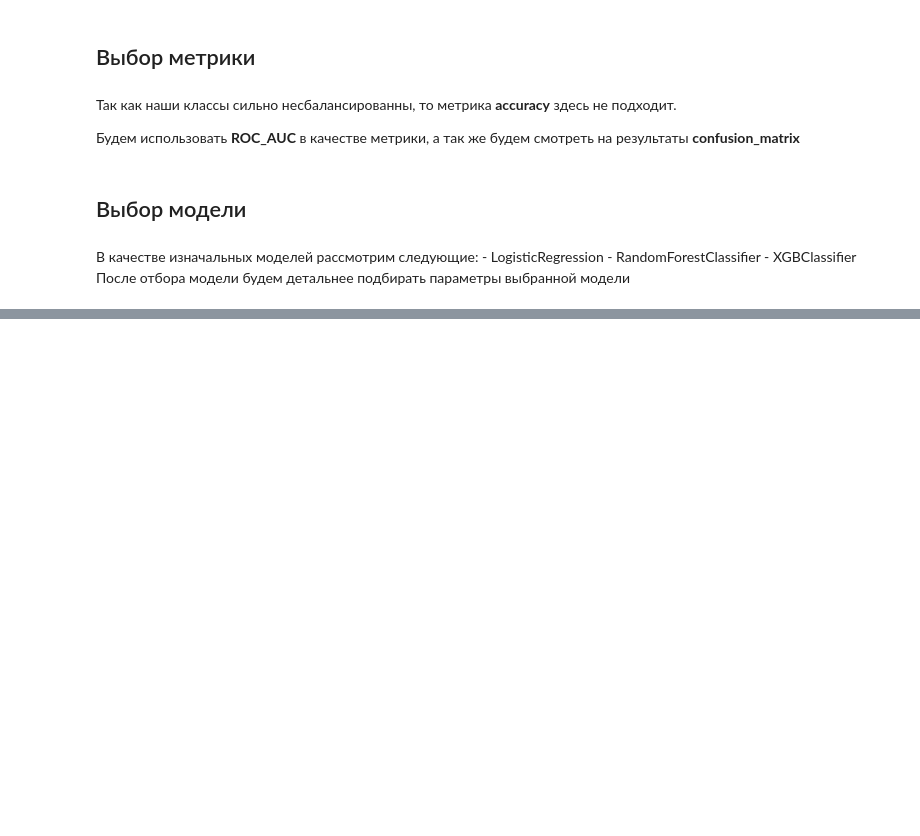
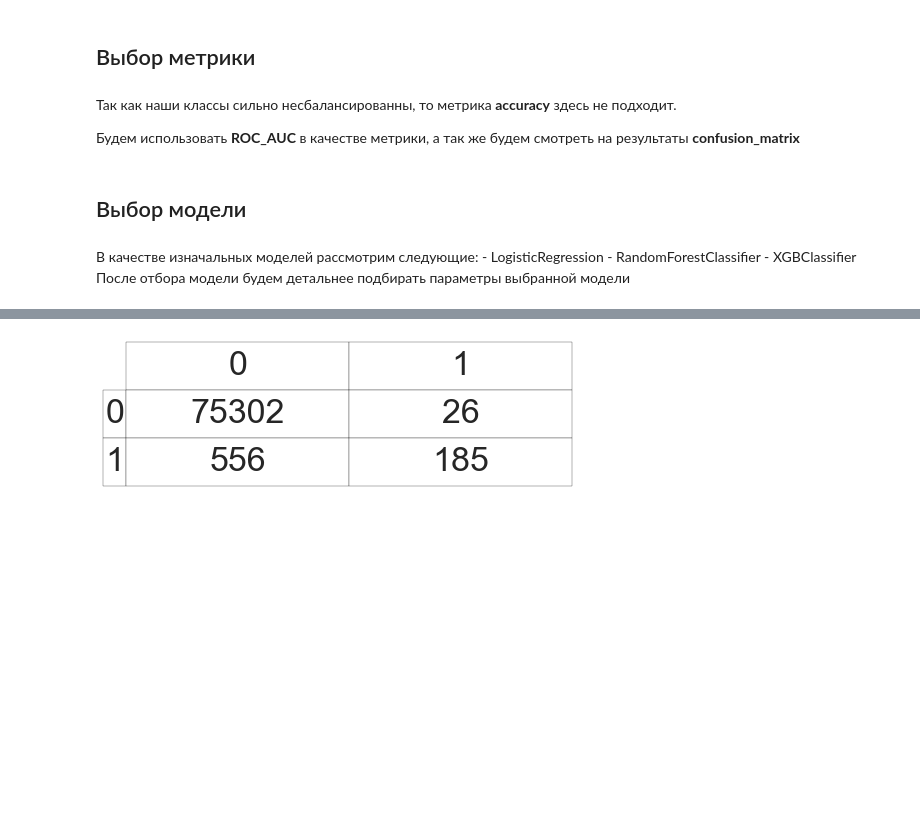
Before and after one commit to Xsardas1000/Kaggle_Alice, a Jupyter notebook: My_solution.ipynb, the cells around one changed output, grey strips where cells are left out. Drawn from its saved outputs; the diff is of its cells as text; code cells hidden in the pictures; blank space fills up the shorter version.

```diff
--- a/My_solution.ipynb
+++ b/My_solution.ipynb
@@ -550,0 +551,21 @@ plt.show()
+# %%
+def show_confusion_matrix(y_true, y_pred, title = 'Confusion matrix'):
+    table = confusion_matrix(y_true.values, y_pred)
+
+    ax = plt.subplot(111, frame_on=False)
+    # fig, ax = plt.subplots(111)
+    ax.xaxis.set_visible(False)
+    ax.yaxis.set_visible(False)
+
+    the_table = plt.table(cellText=table,
+        colWidths = [0.5]*len([0, 1]),
+        rowLabels=[0,1], colLabels=[0, 1],
+        cellLoc = 'center', rowLoc = 'center', loc = "top")
+
+    the_table.set_fontsize(34)
+    the_table.scale(1, 4)
+    plt.show()
+# %%
+show_confusion_matrix(y_valid, clf_lr.predict(X_valid))
+# %% [output]
+[figure, added]
```
Also changed, not shown: parts of 18 cells of this notebook.
